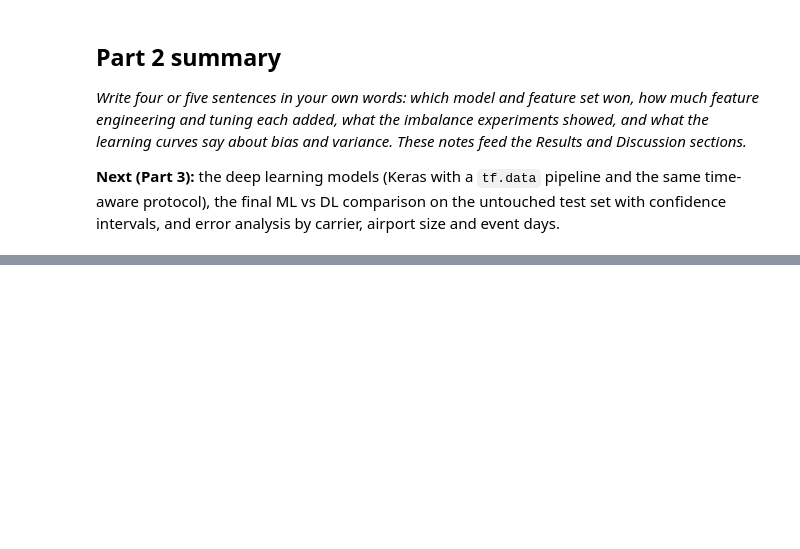
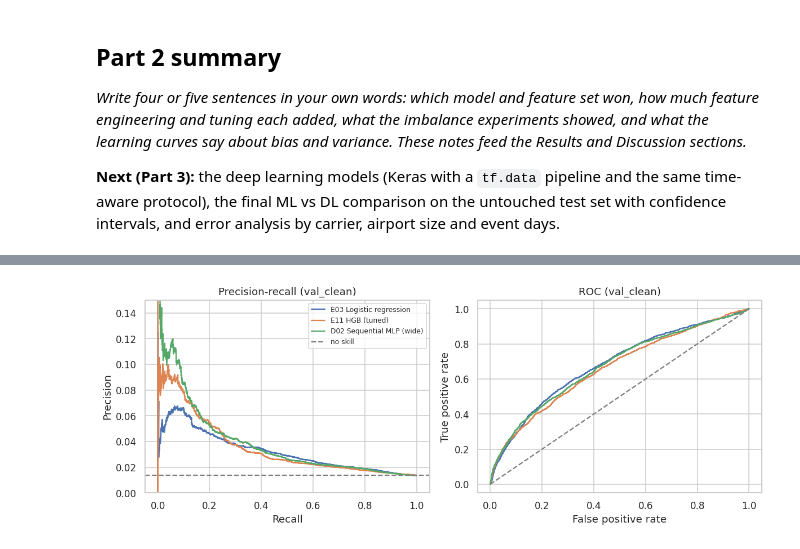
Before and after one commit to ShamiPlacide/Flight-cancellation-prediction-ml-dl, a Jupyter notebook: flight-cancellation-main.ipynb, the cells around one changed output, grey strips where cells are left out. Cells and saved outputs as stored; diff of their text form; code cells hidden in the pictures; blank space fills up the shorter version.

```diff
--- a/flight-cancellation-main.ipynb
+++ b/flight-cancellation-main.ipynb
@@ -1014,3 +1034,9 @@ wandb_offline_runs.zip                   0.4 MB
 *Write four or five sentences in your own words: which model and feature set won, how much feature engineering and tuning each added, what the imbalance experiments showed, and what the learning curves say about bias and variance. These notes feed the Results and Discussion sections.*
 
 **Next (Part 3):** the deep learning models (Keras with a `tf.data` pipeline and the same time-aware protocol), the final ML vs DL comparison on the untouched test set with confidence intervals, and error analysis by carrier, airport size and event days.
+# %%
+b = search.best_index_
+for i, (tr, te) in enumerate(CV_FOLDS):
+    sc = search.cv_results_[f"split{i}_test_score"][b]
+    prev = y_train[te].mean()
+    print(f"fold {i+1}: PR-AUC {sc:.4f} | prevalence {prev:.3%} | lift {sc/prev:.2f}x")
@@ -1016,0 +1386,13 @@ wandb_offline_runs.zip                   0.4 MB
+# %%
+fig, axes = plt.subplots(1, 2, figsize=(11, 4.2))
+yc = y_val[mask_clean]
+for k in dict.fromkeys(["E03", best_ml_id, best_dl_id]):
+    sc = SCORES[k][mask_clean]
+    p, r, _ = precision_recall_curve(yc, sc); fpr, tpr, _ = roc_curve(yc, sc)
+    axes[0].plot(r, p, label=f"{k} {RESULTS[k]['model']}"); axes[1].plot(fpr, tpr, label=k)
+axes[0].axhline(yc.mean(), color="gray", ls="--", label="no skill"); axes[1].plot([0, 1], [0, 1], color="gray", ls="--")
+axes[0].set(xlabel="Recall", ylabel="Precision", title="Precision-recall (val_clean)", ylim=(0, 0.15))
+axes[1].set(xlabel="False positive rate", ylabel="True positive rate", title="ROC (val_clean)")
+axes[0].legend(fontsize=8); plt.tight_layout(); plt.show()
+# %% [output]
+[figure, added]
```
Also changed, not shown: parts of 41 cells of this notebook.
